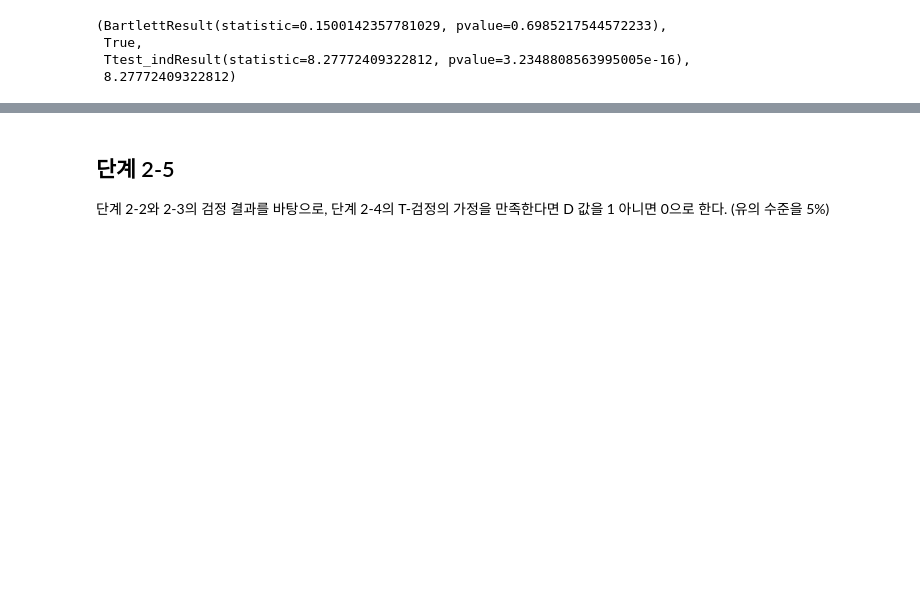
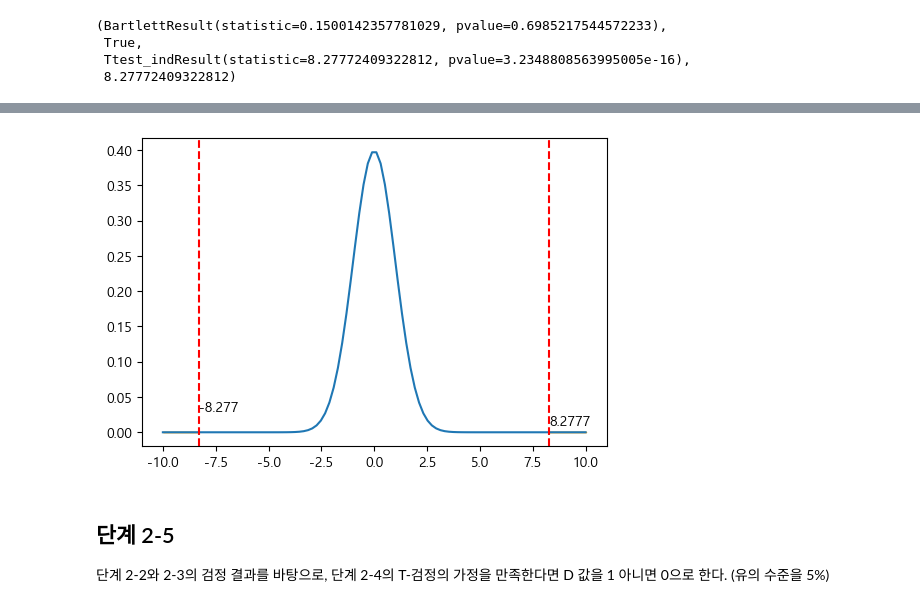
Before and after one commit to sunkusun9/DS_lv3_2410_2, a Jupyter notebook: sec_ds_lv3_prob3_prob.ipynb, the cells around one changed output, grey strips where cells are left out. Drawn from its saved outputs; the diff is of its cells as text; code cells hidden in the pictures; blank space fills up the shorter version.

```diff
--- a/sec_ds_lv3_prob3_prob.ipynb
+++ b/sec_ds_lv3_prob3_prob.ipynb
@@ -1025,3 +1109,25 @@ result_bart, equal_var_bart, result_2_4, C
+# %%
+# pvalue에 해당하는 영역을 도식화해봅니다.
+t1 = t_num / t_den
+t2 = -t_num / t_den
+dof = s_nm1.sum()
+t_stat = min(t1, t2)
+plt.figure(figsize=(6, 4))
+
+plt.plot(np.linspace(-10, 10, 100), t.pdf(np.linspace(-10, 10, 100), df=dof))
+
+plt.axvline(t_stat, color='red', linestyle='--')
+plt.text(t_stat, 0.03, str(t_stat)[:6])
+plt.fill_between(np.linspace(-10, t_stat, 100), np.zeros(shape=100),
+                t.pdf(np.linspace(-10, t_stat, 100), df=dof), color='orange')
+
+plt.axvline(-t_stat, color='red', linestyle='--')
+plt.text(-t_stat, 0.01, str(-t_stat)[:6])
+plt.fill_between(np.linspace(-t_stat, 10, 100), np.zeros(shape=100),
+                t.pdf(np.linspace(-t_stat, 10, 100), df=dof), color='orange')
+plt.show()
+# %% [output]
+[figure, added]
 # %% [markdown]
 ## 단계 2-5
 
```
Also changed, not shown: parts of 129 cells of this notebook.
